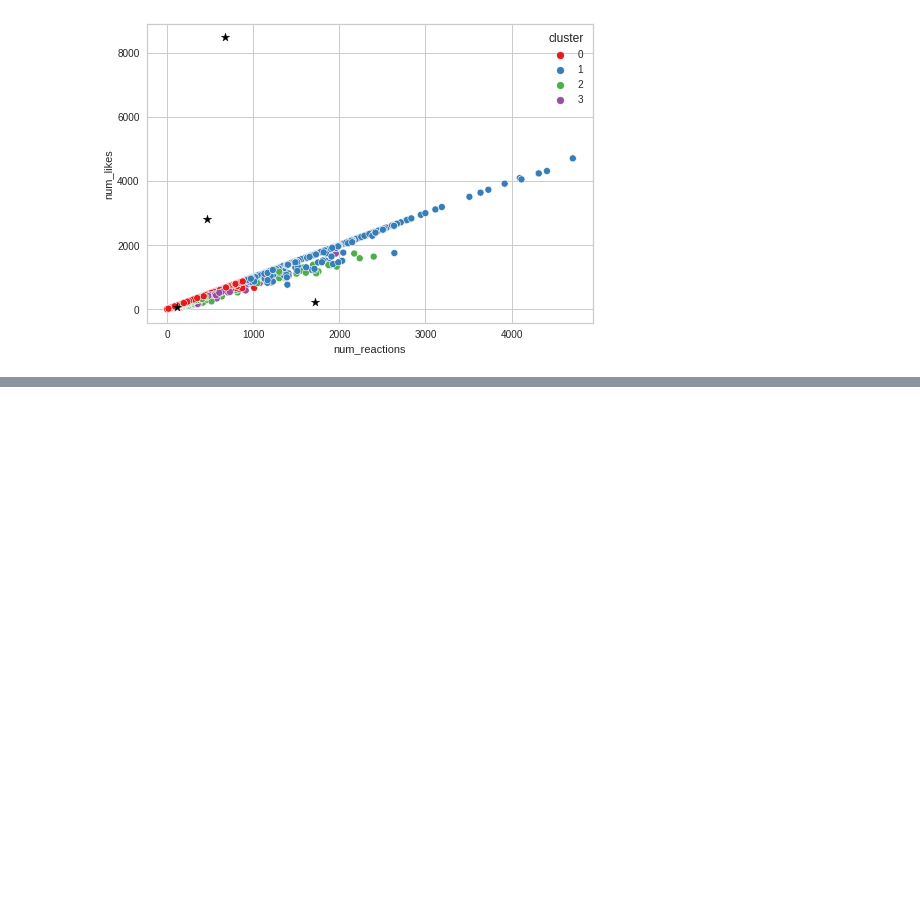
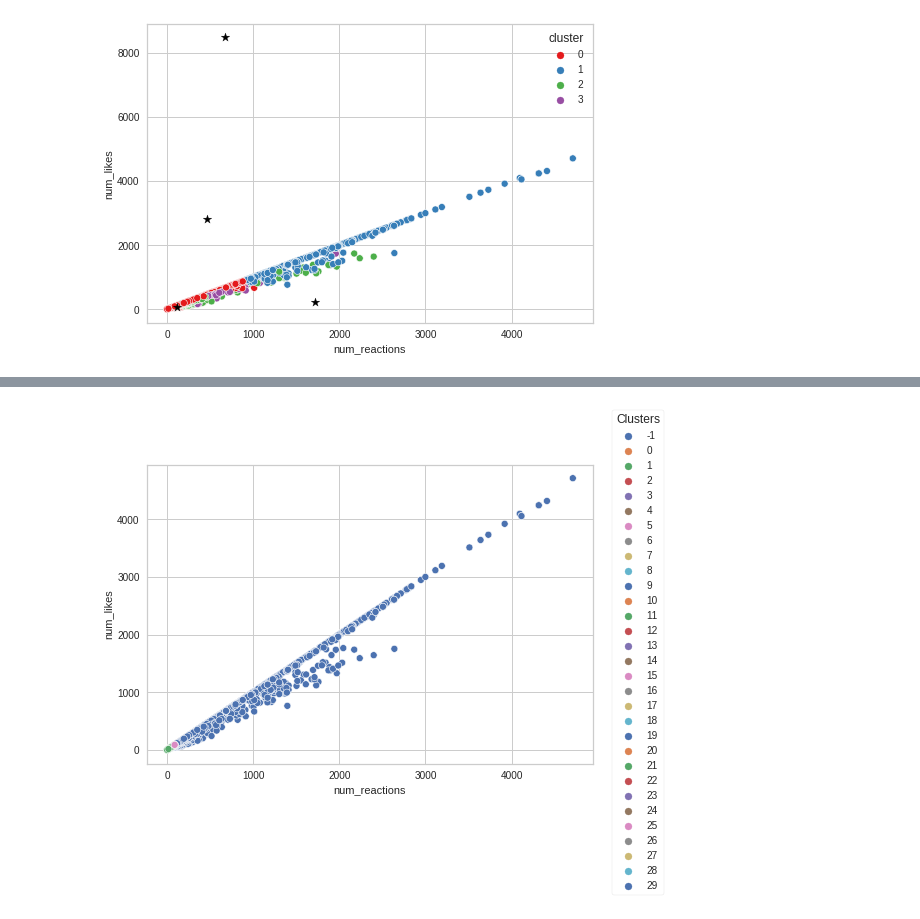
Before and after one commit to bobbygabriel/Assignment4_BWG, a Jupyter notebook: Assignment4_BWG.ipynb, the cells around one changed output, grey strips where cells are left out. Cells and saved outputs as stored; diff of their text form; code cells hidden in the pictures; blank space fills up the shorter version.

```diff
--- a/Assignment4_BWG.ipynb
+++ b/Assignment4_BWG.ipynb
@@ -137,0 +142,2 @@ plt.scatter(km.cluster_centers_[:,0], km.cluster_centers_[:,1], marker='*', s=80
+# %%
+cluster = DBSCAN(eps=2.5, min_samples=4).fit(x)
@@ -137,0 +168,6 @@ plt.scatter(km.cluster_centers_[:,0], km.cluster_centers_[:,1], marker='*', s=80
+# %%
+p=sns.scatterplot('num_reactions', 'num_likes', data=x, hue=cluster.labels_, legend='full', palette='deep')
+sns.move_legend(p, 'upper right', bbox_to_anchor=(1.17,1.2), title='Clusters')
+plt.show()
+# %% [output]
+[figure, added]
```
Also changed, not shown: parts of 5 cells of this notebook.
